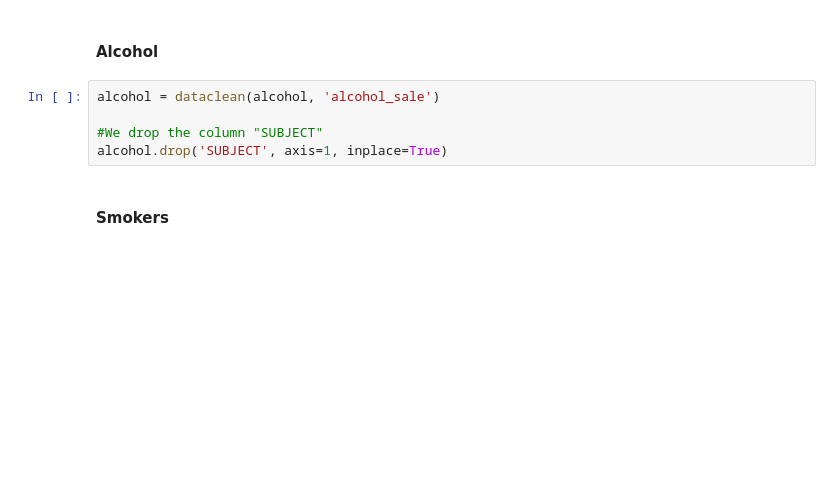
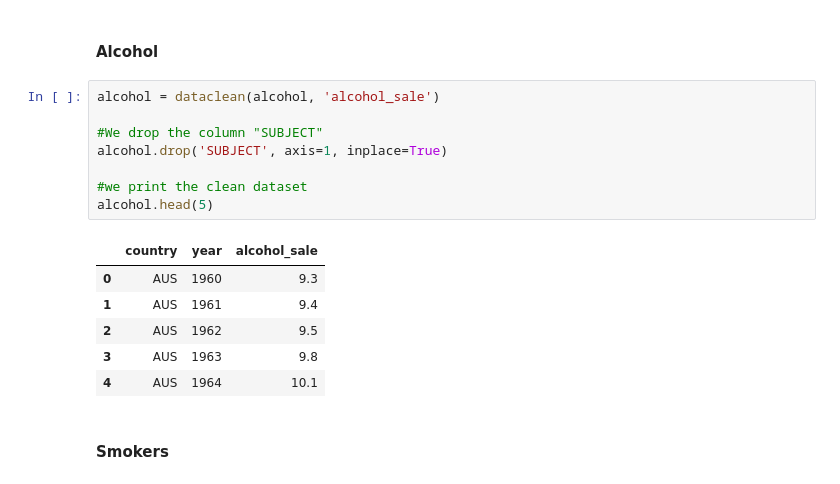
Before and after one commit to NumEconCopenhagen/projects-2023-ida-simone-elin, a Jupyter notebook: dataproject/dataproject.ipynb, the cells around one changed output. Cells and saved outputs as stored; diff of their text form; blank space fills up the shorter version.

```diff
--- a/dataproject/dataproject.ipynb
+++ b/dataproject/dataproject.ipynb
@@ -103,8 +127,18 @@ NameError: name 'dataclean' is not defined
 # %%
 alcohol = dataclean(alcohol, 'alcohol_sale')
 
 #We drop the column "SUBJECT"
 alcohol.drop('SUBJECT', axis=1, inplace=True)
+
+#we print the clean dataset
+alcohol.head(5)
+# %% [output]
+|  | country | year | alcohol_sale |
+| 0 | AUS | 1960 | 9.3 |
+| 1 | AUS | 1961 | 9.4 |
+| 2 | AUS | 1962 | 9.5 |
+| 3 | AUS | 1963 | 9.8 |
+| 4 | AUS | 1964 | 10.1 |
 # %% [markdown]
 #### Smokers
 # %%
```
Also changed, not shown: parts of 15 cells of this notebook.
